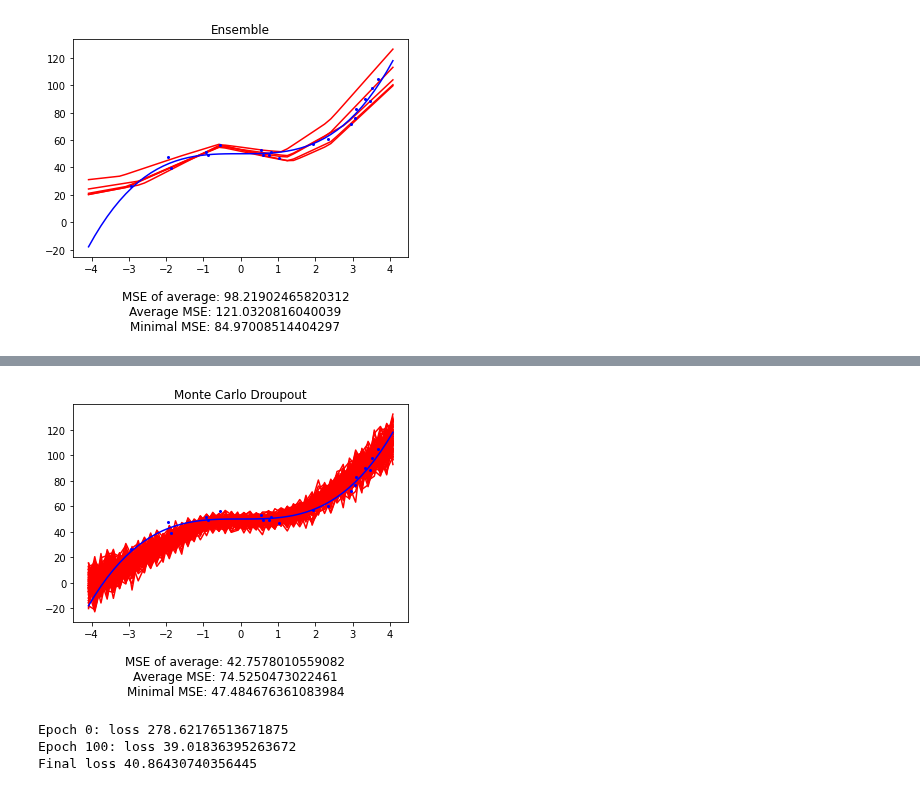
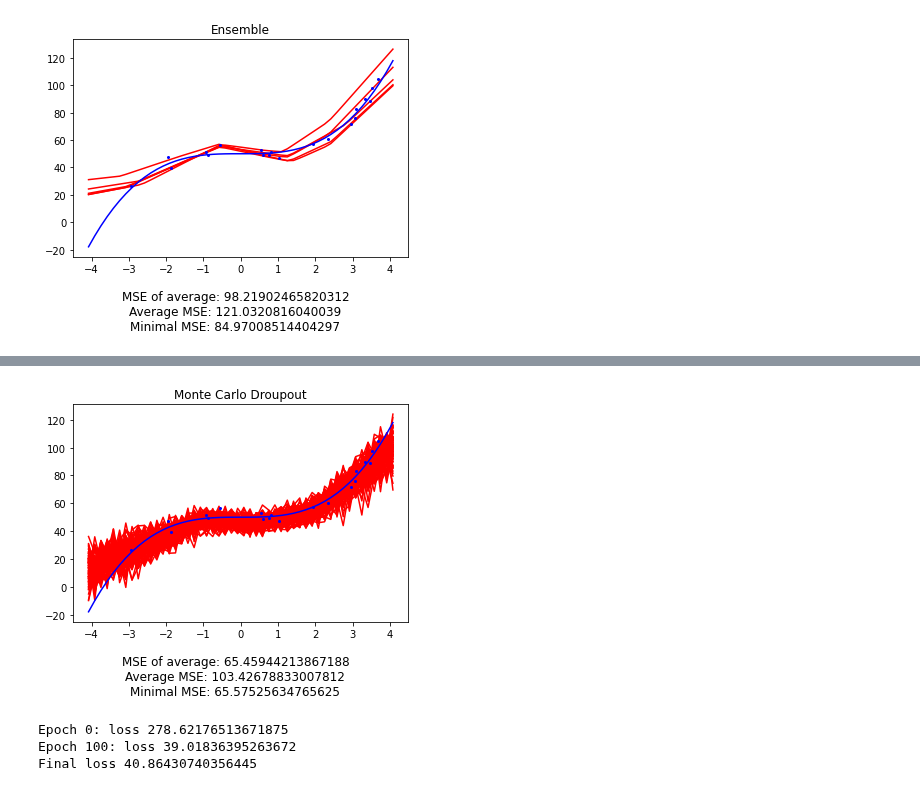
Before and after one commit to Feuermagier/VariationalBayesianDL, a Jupyter notebook: ToyRegression.ipynb, the cells around one changed output, grey strips where cells are left out. Drawn from its saved outputs; the diff is of its cells as text; code cells hidden in the pictures.

```diff
--- a/ToyRegression.ipynb
+++ b/ToyRegression.ipynb
@@ -160,10 +160,10 @@ torch.manual_seed(42)
 p = 0.3
 
 model = util.GaussWrapper(nn.Sequential(
-    nn.Linear(1, 300),
+    nn.Linear(1, 150),
     nn.ReLU(),
     nn.Dropout(p),
-    nn.Linear(300, 1),
+    nn.Linear(150, 1),
 ), torch.tensor(3))
 
 optimizer = torch.optim.SGD(model.parameters(), lr=0.01)
@@ -193,4 +193,4 @@ Final loss 9.847314834594727
-[figure, old version]
+[figure, new version]
 # %%
 # Bayesian NN (Bayes-by-Backprop)
 
```
Also changed, not shown: parts of 1 cell of this notebook, 1 other file.
